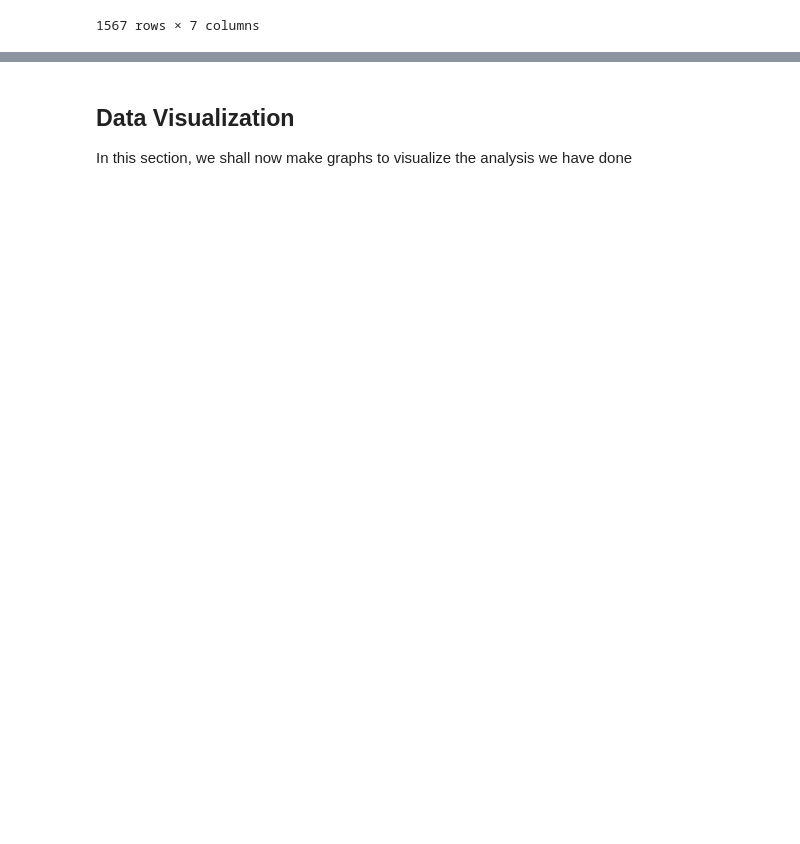
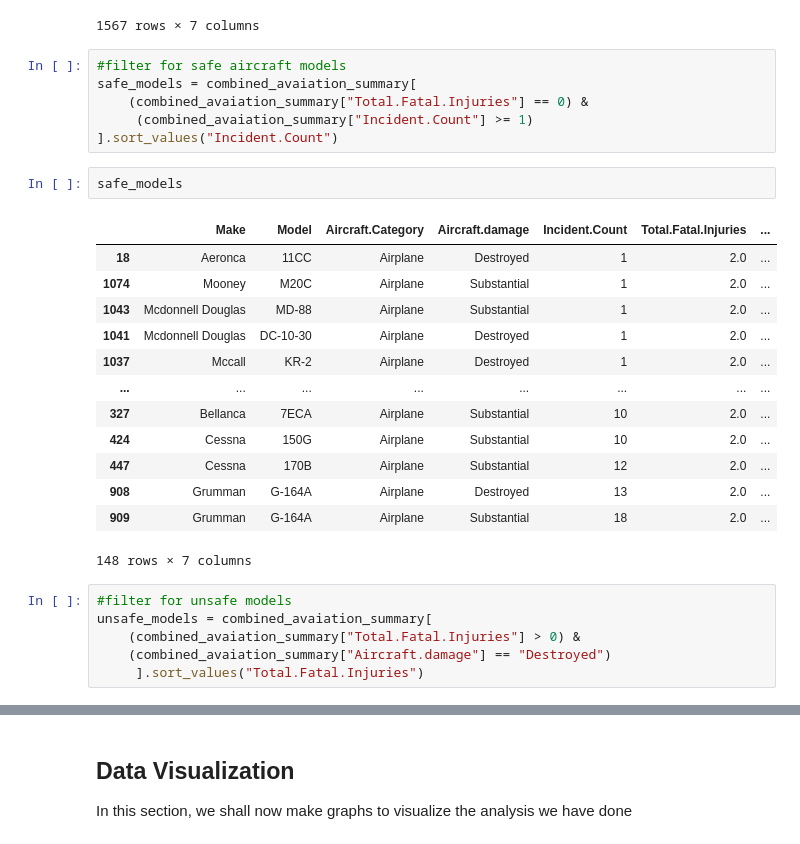
Before and after one commit to cminyade/phase-1-project, a Jupyter notebook: student.ipynb, the cells around one changed output, grey strips where cells are left out. Cells and saved outputs as stored; diff of their text form; blank space fills up the shorter version.

```diff
--- a/student.ipynb
+++ b/student.ipynb
@@ -199,3 +202,31 @@ combined_avaiation_summary
 | 1565 | Wrb Associates, Llc. | Zodiac 601 XL | Airplane | Destroyed | 1 | 1.0 | ... |
 | 1566 | Yakovlev | Yak 52 | Airplane | Substantial | 1 | 2.0 | ... |
 1567 rows × 7 columns
+# %%
+#filter for safe aircraft models
+safe_models = combined_avaiation_summary[
+    (combined_avaiation_summary["Total.Fatal.Injuries"] == 0) &
+     (combined_avaiation_summary["Incident.Count"] >= 1)
+].sort_values("Incident.Count")
+# %%
+safe_models
+# %% [output]
+|  | Make | Model | Aircraft.Category | Aircraft.damage | Incident.Count | Total.Fatal.Injuries | ... |
+| 18 | Aeronca | 11CC | Airplane | Destroyed | 1 | 2.0 | ... |
+| 1074 | Mooney | M20C | Airplane | Substantial | 1 | 2.0 | ... |
+| 1043 | Mcdonnell Douglas | MD-88 | Airplane | Substantial | 1 | 2.0 | ... |
+| 1041 | Mcdonnell Douglas | DC-10-30 | Airplane | Destroyed | 1 | 2.0 | ... |
+| 1037 | Mccall | KR-2 | Airplane | Destroyed | 1 | 2.0 | ... |
+| ... | ... | ... | ... | ... | ... | ... | ... |
+| 327 | Bellanca | 7ECA | Airplane | Substantial | 10 | 2.0 | ... |
+| 424 | Cessna | 150G | Airplane | Substantial | 10 | 2.0 | ... |
+| 447 | Cessna | 170B | Airplane | Substantial | 12 | 2.0 | ... |
+| 908 | Grumman | G-164A | Airplane | Destroyed | 13 | 2.0 | ... |
+| 909 | Grumman | G-164A | Airplane | Substantial | 18 | 2.0 | ... |
+148 rows × 7 columns
+# %%
+#filter for unsafe models
+unsafe_models = combined_avaiation_summary[
+    (combined_avaiation_summary["Total.Fatal.Injuries"] > 0) &
+    (combined_avaiation_summary["Aircraft.damage"] == "Destroyed")
+     ].sort_values("Total.Fatal.Injuries")
```
Also changed, not shown: parts of 4 cells of this notebook, 4 other files.
